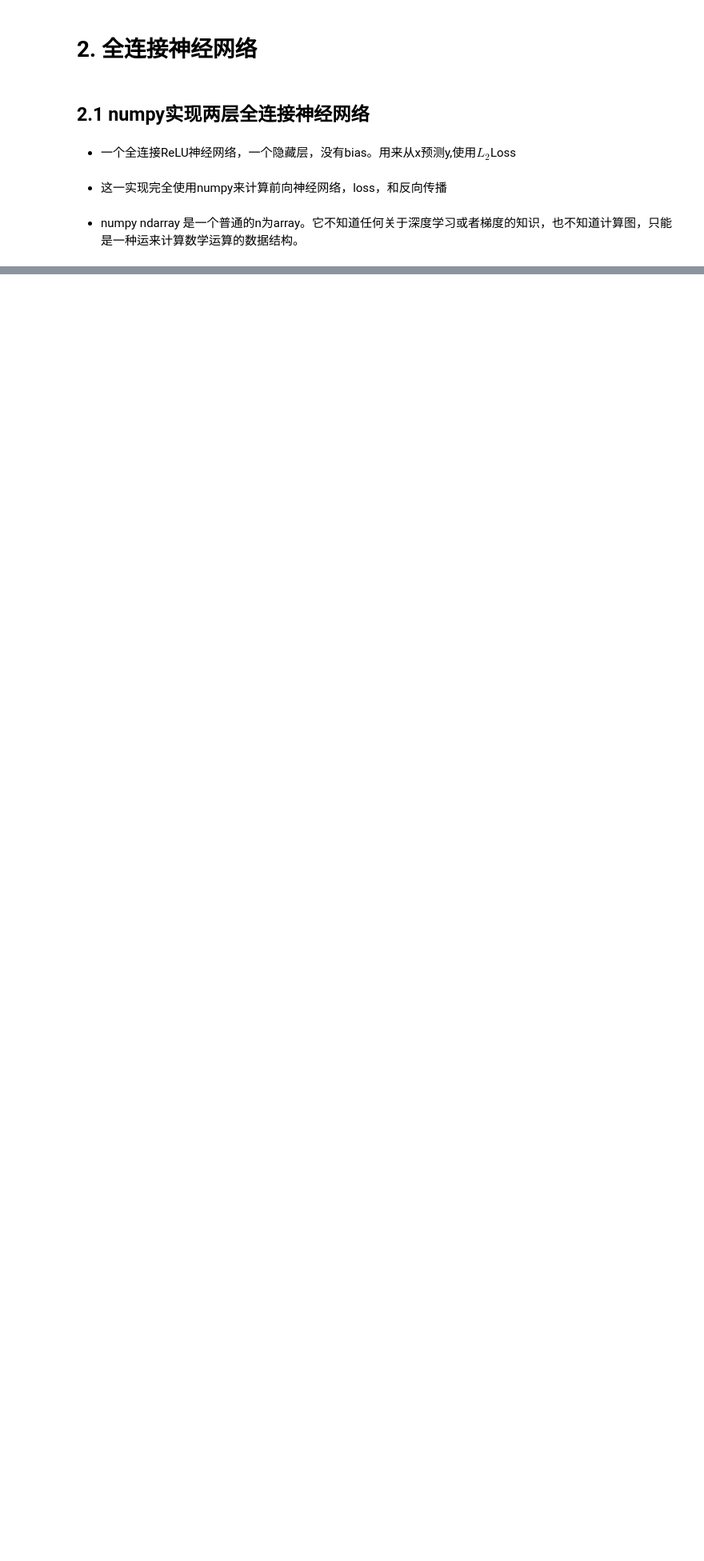
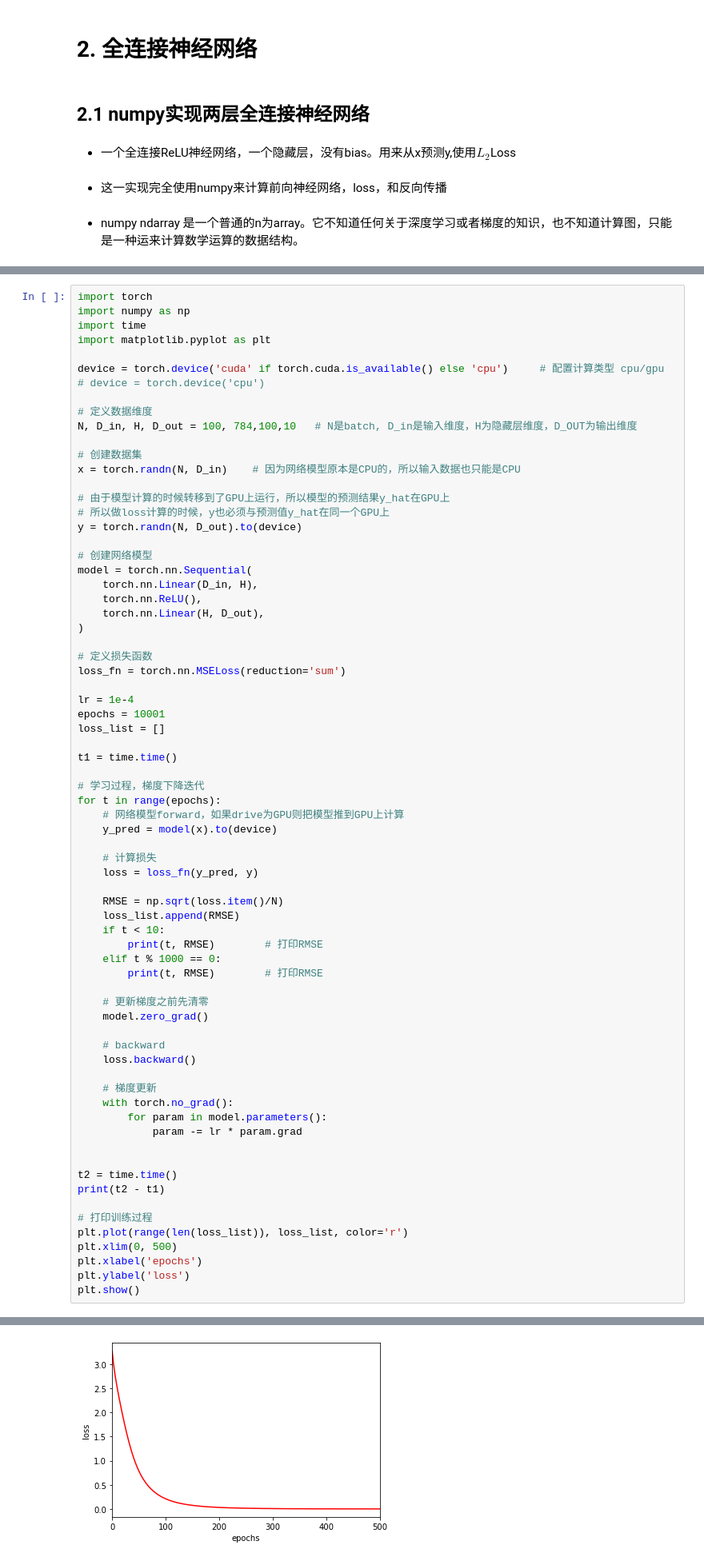
Before and after one commit to JHong-Tao/s2dl, a Jupyter notebook: code/ch03_fcnn/fcnn.ipynb, the cells around one changed output, grey strips where cells are left out. Shown at 80% size. Saved outputs shown, nothing was run; the diff lists cells and outputs as text; blank space fills up the shorter version.

```diff
--- a/code/ch03_fcnn/fcnn.ipynb
+++ b/code/ch03_fcnn/fcnn.ipynb
@@ -341,0 +676,72 @@ for t in range(500):
+# %%
+import torch
+import numpy as np
+import time
+import matplotlib.pyplot as plt
+
+device = torch.device('cuda' if torch.cuda.is_available() else 'cpu')     # 配置计算类型 cpu/gpu
+# device = torch.device('cpu')
+
+# 定义数据维度
+N, D_in, H, D_out = 100, 784,100,10   # N是batch, D_in是输入维度，H为隐藏层维度，D_OUT为输出维度
+
+# 创建数据集
+x = torch.randn(N, D_in)    # 因为网络模型原本是CPU的，所以输入数据也只能是CPU
+
+# 由于模型计算的时候转移到了GPU上运行，所以模型的预测结果y_hat在GPU上
+# 所以做loss计算的时候，y也必须与预测值y_hat在同一个GPU上
+y = torch.randn(N, D_out).to(device)
+
+# 创建网络模型
+model = torch.nn.Sequential(
+    torch.nn.Linear(D_in, H),
+    torch.nn.ReLU(),
+    torch.nn.Linear(H, D_out),
+)
+
+# 定义损失函数
+loss_fn = torch.nn.MSELoss(reduction='sum')
+
+lr = 1e-4
+epochs = 10001
+loss_list = []
+
+t1 = time.time()
+
+# 学习过程，梯度下降迭代
+for t in range(epochs):
+    # 网络模型forward，如果drive为GPU则把模型推到GPU上计算
+    y_pred = model(x).to(device)
+
+    # 计算损失
+    loss = loss_fn(y_pred, y)
+
+    RMSE = np.sqrt(loss.item()/N)
+    loss_list.append(RMSE)
+    if t < 10:
+        print(t, RMSE)        # 打印RMSE
+    elif t % 1000 == 0:
+        print(t, RMSE)        # 打印RMSE
+
+    # 更新梯度之前先清零
+    model.zero_grad()
+
+    # backward
+    loss.backward()
+
+    # 梯度更新
+    with torch.no_grad():
+        for param in model.parameters():
+            param -= lr * param.grad
+
+
+t2 = time.time()
+print(t2 - t1)
+
+# 打印训练过程
+plt.plot(range(len(loss_list)), loss_list, color='r')
+plt.xlim(0, 500)
+plt.xlabel('epochs')
+plt.ylabel('loss')
+plt.show()
+# %% [output]
@@ -341,0 +765 @@ for t in range(500):
+[figure, added]
```
Also changed, not shown: parts of 41 cells of this notebook, 4 other files.
